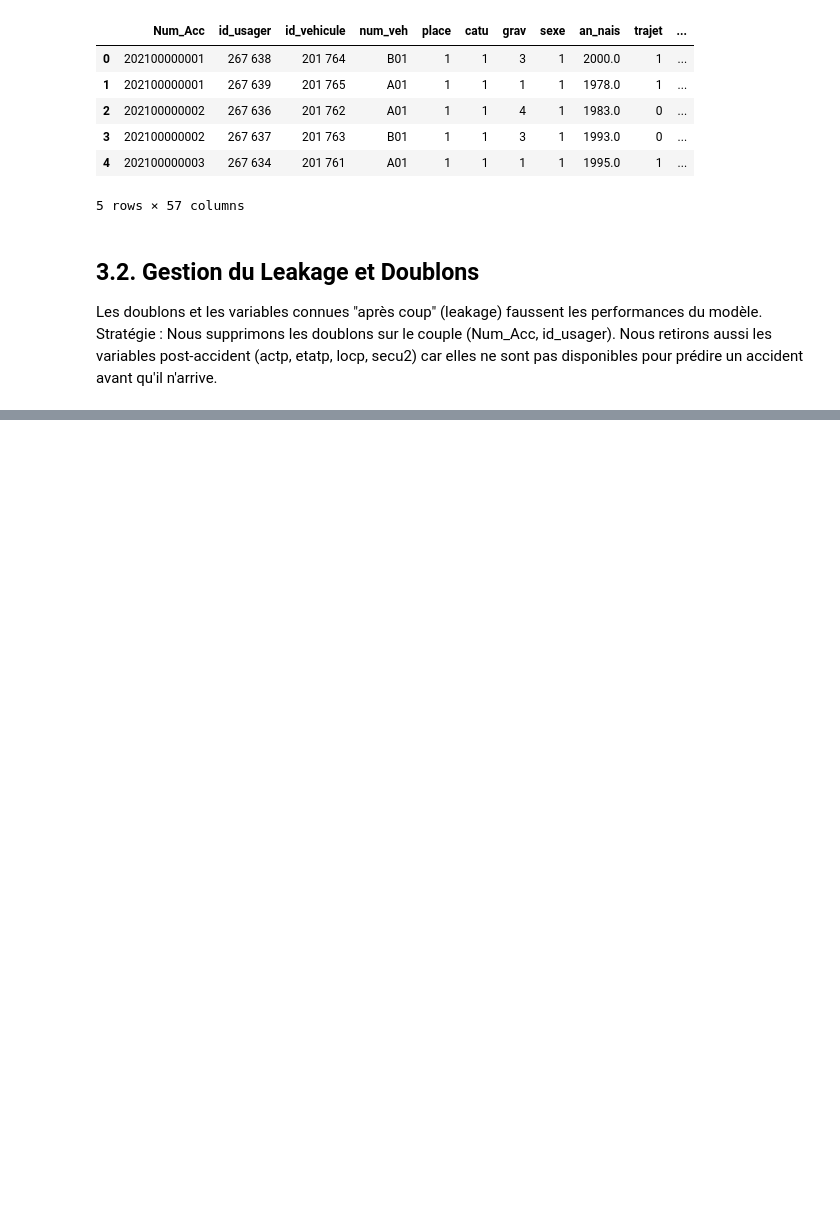
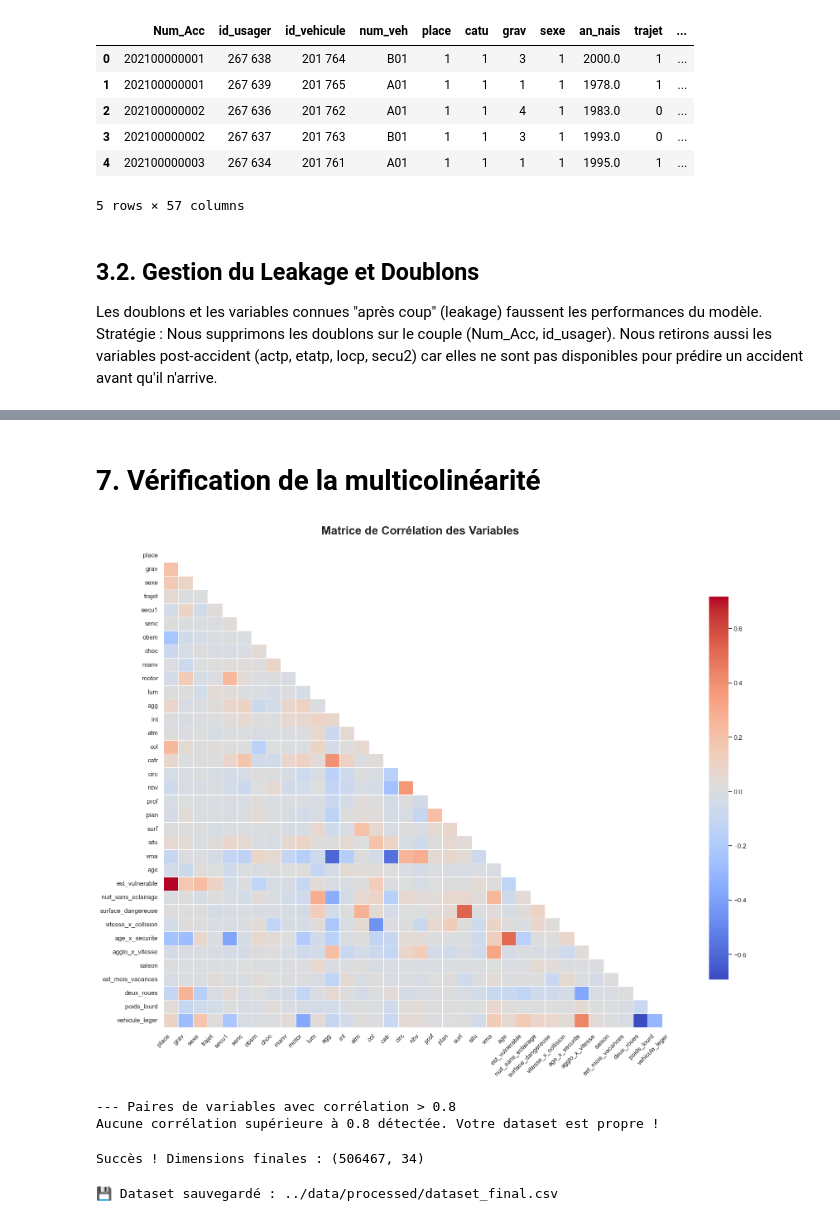
Before and after one commit to Adjaaaaaaaa/accidents_route_pr-diction, a Jupyter notebook: notebooks/etl_cleaning.ipynb, the cells around one changed output, grey strips where cells are left out. Cells and saved outputs as stored; diff of their text form; code cells hidden in the pictures; blank space fills up the shorter version.

```diff
--- a/notebooks/etl_cleaning.ipynb
+++ b/notebooks/etl_cleaning.ipynb
@@ -306,0 +405,26 @@ Succès ! Dimensions finales : (506467, 60)
+# %% [markdown]
+# 7. Vérification de la multicolinéarité
+# %%
+# Calcul de la matrice de corrélation
+corr_matrix = df.corr()
+
+# Création d'un masque pour cacher la partie supérieure (doublon)
+mask = np.triu(np.ones_like(corr_matrix, dtype=bool))
+
+# Configuration de la figure
+plt.figure(figsize=(20, 15))
+plt.title("Matrice de Corrélation des Variables", fontsize=20, fontweight='bold', pad=25)
+
+# Dessin de la heatmap
+sns.heatmap(corr_matrix,
+            mask=mask,
+            annot=False, # Mis à False car trop de colonnes pour lire les chiffres
+            cmap='coolwarm',
+            fmt=".2f",
+            linewidths=0.5,
+            cbar_kws={"shrink": .8})
+
+plt.xticks(rotation=45, ha='right')
+plt.show()
+# %% [output]
+[figure, added]
@@ -306,0 +434,36 @@ Succès ! Dimensions finales : (506467, 60)
+# %%
+# 1. On prend la valeur absolue de la matrice (pour capter corr positives et négatives)
+corr_abs = corr_matrix.abs()
+
+# 2. On "déroule" la matrice en une série
+pairs = corr_abs.unstack()
+
+# 3. On trie par ordre décroissant
+sorted_pairs = pairs.sort_values(ascending=False)
+
+# 4. On filtre : > 0.8 et < 1.0 (pour ignorer la corrélation d'une variable avec elle-même)
+high_corr = sorted_pairs[(sorted_pairs > 0.8) & (sorted_pairs < 1.0)]
+
+# 5. On retire les doublons (A-B est le même que B-A)
+print("--- Paires de variables avec corrélation > 0.8")
+if high_corr.empty:
+    print("Aucune corrélation supérieure à 0.8 détectée. Votre dataset est propre !")
+else:
+    print(high_corr.drop_duplicates())
+# %% [output]
+--- Paires de variables avec corrélation > 0.8
+Aucune corrélation supérieure à 0.8 détectée. Votre dataset est propre !
+# %%
+# Encodage final
+# Le dataset ne contient plus que des variables physiques et vosles nouveaux indicateurs
+df = pd.get_dummies(df, drop_first=True)
+print(f"Succès ! Dimensions finales : {df.shape}")
+# %% [output]
+Succès ! Dimensions finales : (506467, 34)
+# %%
+# Export
+output_file = "../data/processed/dataset_final.csv"
+df.to_csv(output_file, index=False)
+print(f"💾 Dataset sauvegardé : {output_file}")
+# %% [output]
+💾 Dataset sauvegardé : ../data/processed/dataset_final.csv
```
Also changed, not shown: parts of 15 cells of this notebook, 10 other files.
